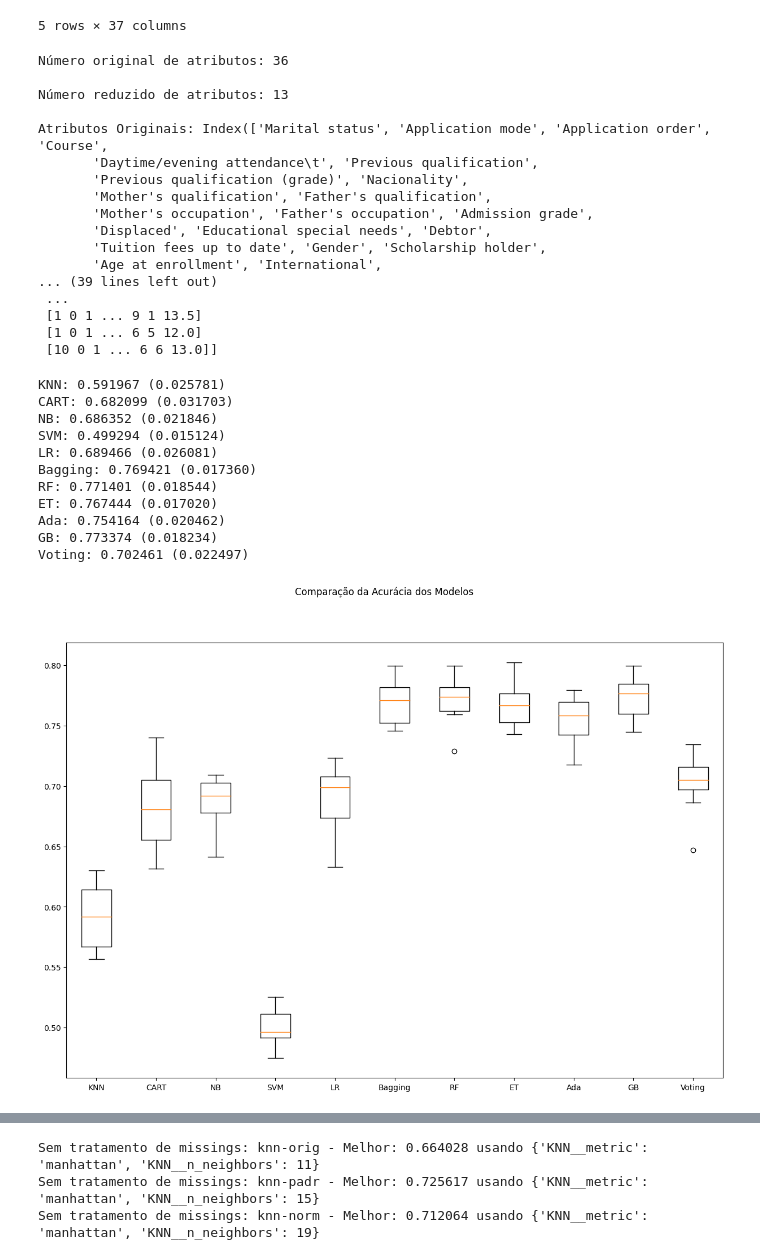
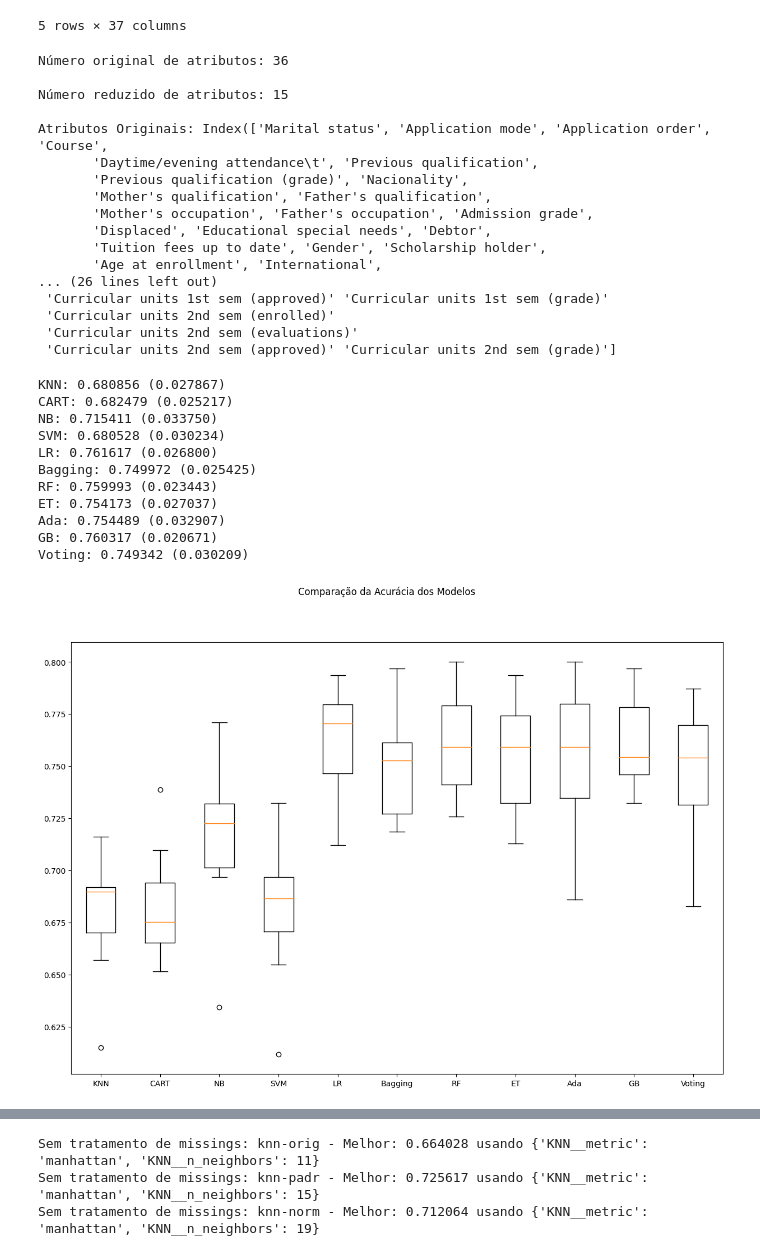
Before and after one commit to luis-rveiga/pucrj-cienciadadosanalytics, a Jupyter notebook: mvp-sprint-ii-machine-learning-analytics/mvp-sprint-ii-modelo-classico-final.ipynb, the cells around one changed output, grey strips where cells are left out. Drawn from its saved outputs; the diff is of its cells as text; code cells hidden in the pictures.

```diff
--- a/mvp-sprint-ii-machine-learning-analytics/mvp-sprint-ii-modelo-classico-final.ipynb
+++ b/mvp-sprint-ii-machine-learning-analytics/mvp-sprint-ii-modelo-classico-final.ipynb
@@ -70,7 +67,7 @@ y = array[:,36]
 # Calculando o melhor k
 f1_score_list = []
 
-model = LogisticRegression(max_iter=200)
+model_LR = LogisticRegression(max_iter=200)
 
 for k in range(1, 37):
     # Seleção de atributos com SelectKBest
@@ -84,21 +81,22 @@ for k in range(1, 37):
 
     X_train, X_test, y_train, y_test = train_test_split(features, y, test_size=0.3, shuffle=True, random_state=42, stratify=y)
 
-    model.fit(X_train, y_train)
-    kbest_pred = model.predict(X_test)
+    model_LR.fit(X_train, y_train)
+    kbest_pred = model_LR.predict(X_test)
 
     f1_score_kbest = round(f1_score(y_test, kbest_pred, average='weighted'), 3)
     f1_score_list.append(f1_score_kbest)
 
+# O melhor k selecionado
 kbest = f1_score_list.index(max(f1_score_list)) + 1
 
-# seleção de atributos com SelectKBest
+# Seleção de atributos com o melhor k
 kbest_var = SelectKBest(score_func=f_classif, k=kbest)
 
-# executa a função de pontuação em (X, y) e obtém os atributos selecionados
+# Executa a função de pontuação em (X, y) e obtém os atributos selecionados
 fit = kbest_var.fit(X, y)
 
-# reduz X para os atributos selecionados
+# Reduz X para os atributos selecionados
 features = fit.transform(X)
 
 # resultados
@@ -117,7 +115,7 @@ X = features
 # %% [output]
 Número original de atributos: 36
 
-Número reduzido de atributos: 13
+Número reduzido de atributos: 15
 
 Atributos Originais: Index(['Marital status', 'Application mode', 'Application order', 'Course',
        'Daytime/evening attendance\t', 'Previous qualification',
@@ -127,9 +125,9 @@ Atributos Originais: Index(['Marital status', 'Application mode', 'Application o
        'Displaced', 'Educational special needs', 'Debtor',
        'Tuition fees up to date', 'Gender', 'Scholarship holder',
        'Age at enrollment', 'International',
-... (39 lines left out)
- ...
- [1 0 1 ... 9 1 13.5]
- [1 0 1 ... 6 5 12.0]
- [10 0 1 ... 6 6 13.0]]
+... (26 lines left out)
+ 'Curricular units 1st sem (approved)' 'Curricular units 1st sem (grade)'
+ 'Curricular units 2nd sem (enrolled)'
+ 'Curricular units 2nd sem (evaluations)'
+ 'Curricular units 2nd sem (approved)' 'Curricular units 2nd sem (grade)']
 # %%
@@ -140,70 +137,73 @@ kfold = KFold(n_splits=num_splits, shuffle=True, random_state=7)
 # %%
-# modelagem
+# Modelagem
 
-# definindo uma seed global para esta célula de código
-np.random.seed(7)
+# Definindo uma seed global para esta célula de código
+np.random.seed(42)
 
-# listas para aramazenar os modelos, os resultados e os nomes dos modelos
+# Divindindo o dataset em subconjuntos de treino e teste
+X_train, X_test, y_train, y_test = train_test_split(X, y, test_size=0.3, shuffle=True, random_state=42, stratify=y)
+
+# Listas para aramazenar os modelos, os resultados e os nomes dos modelos
 models = []
 results = []
 names = []
 
-# preparando os modelos e adicionando-os em uma lista
+# Preparando os modelos e adicionando-os em uma lista
 models.append(('KNN', KNeighborsClassifier()))
 models.append(('CART', DecisionTreeClassifier()))
 models.append(('NB', GaussianNB()))
 models.append(('SVM', SVC()))
 models.append(('LR', LogisticRegression(max_iter=200)))
 
-# definindo os parâmetros do classificador base para o BaggingClassifier
+# Definindo os parâmetros do classificador base para o BaggingClassifier
 base = DecisionTreeClassifier()
 num_trees = 100
 max_features = 3
 
-# criando os modelos para o VotingClassifier
+# Criando os modelos para o VotingClassifier
 bases = []
 model1 = LogisticRegression(max_iter=200)
 bases.append(('Logistic', model1))
 model2 = DecisionTreeClassifier()
 bases.append(('cart', model2))
 model3 = SVC()
 bases.append(('svm', model3))
 
-# criando os ensembles e adicionando na lista de modelos
+# Criando os ensembles e adicionando na lista de modelos
 models.append(('Bagging', BaggingClassifier(base_estimator=base, n_estimators=num_trees)))
 models.append(('RF', RandomForestClassifier(n_estimators=num_trees, max_features=max_features)))
 models.append(('ET', ExtraTreesClassifier(n_estimators=num_trees, max_features=max_features)))
 models.append(('Ada', AdaBoostClassifier(n_estimators=num_trees)))
 models.append(('GB', GradientBoostingClassifier(n_estimators=num_trees)))
 models.append(('Voting', VotingClassifier(bases)))
 
 
-# avaliando um modelo por vez
+# Avaliando um modelo por vez
 for name, model in models:
     cv_results = cross_val_score(model, X_train, y_train, cv=kfold, scoring='accuracy')
     results.append(cv_results)
     names.append(name)
     msg = "%s: %f (%f)" % (name, cv_results.mean(), cv_results.std())
     print(msg)
 
-# boxplot de comparação de modelos
+# Boxplot de comparação de modelos
 fig = plt.figure(figsize=(15,10))
 fig.suptitle('Comparação da Acurácia dos Modelos')
 ax = fig.add_subplot(111)
 plt.boxplot(results)
 ax.set_xticklabels(names)
 plt.show()
 # %% [output]
-KNN: 0.591967 (0.025781)
-CART: 0.682099 (0.031703)
-NB: 0.686352 (0.021846)
-SVM: 0.499294 (0.015124)
-LR: 0.689466 (0.026081)
-Bagging: 0.769421 (0.017360)
-RF: 0.771401 (0.018544)
-ET: 0.767444 (0.017020)
-Ada: 0.754164 (0.020462)
-GB: 0.773374 (0.018234)
-Voting: 0.702461 (0.022497)
+KNN: 0.680856 (0.027867)
+CART: 0.682479 (0.025217)
+NB: 0.715411 (0.033750)
+SVM: 0.680528 (0.030234)
+LR: 0.761617 (0.026800)
+Bagging: 0.749972 (0.025425)
+RF: 0.759993 (0.023443)
+ET: 0.754173 (0.027037)
+Ada: 0.754489 (0.032907)
+GB: 0.760317 (0.020671)
+Voting: 0.749342 (0.030209)
-[figure, old version]
+[figure, new version]
 # %%
```
Also changed, not shown: parts of 6 cells of this notebook.
